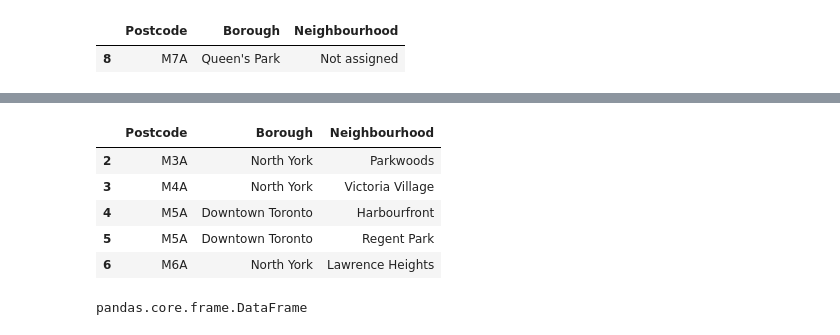
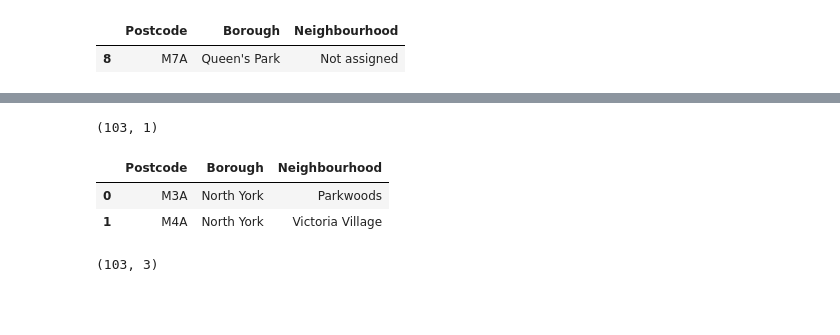
Before and after one commit to Moenski/Coursera_Capstone, a Jupyter notebook: Neighborhoods-Toronto.ipynb, the cells around one changed output, grey strips where cells are left out. Drawn from its saved outputs; the diff is of its cells as text; code cells hidden in the pictures; blank space fills up the shorter version.

```diff
--- a/Neighborhoods-Toronto.ipynb
+++ b/Neighborhoods-Toronto.ipynb
@@ -49,3 +71,3 @@ df.loc[df['Neighbourhood'] == 'Not assigned', 'Neighbourhood'] = "Queen's Park"
 # %%
 # groupby postocde and borough and join the neighbourhoods
-df.groupby(['Postcode','Borough'], sort = False).agg(lambda x : ','.join(x))
+df = df.groupby(['Postcode','Borough'], sort = False).agg(lambda x : ','.join(x))
@@ -71,9 +74,12 @@ df.groupby(['Postcode','Borough'], sort = False).agg(lambda x : ','.join(x))
+# %%
+df.shape
+# %% [output]
+(103, 1)
+# %%
+df = df.reset_index()
 # %%
-df.head()
+df.head(2)
 # %% [output]
 |  | Postcode | Borough | Neighbourhood |
-| 2 | M3A | North York | Parkwoods |
-| 3 | M4A | North York | Victoria Village |
-| 4 | M5A | Downtown Toronto | Harbourfront |
-| 5 | M5A | Downtown Toronto | Regent Park |
-| 6 | M6A | North York | Lawrence Heights |
+| 0 | M3A | North York | Parkwoods |
+| 1 | M4A | North York | Victoria Village |
@@ -82,6 +86,6 @@ neighborhoods = df
-# %%
-type(neighborhoods)
-# %% [output]
-pandas.core.frame.DataFrame
+# %%
+df.shape
+# %% [output]
+(103, 3)
 # %%
 df.rename(columns={'Postcode': 'PostalCode'}, inplace=True)
```
Also changed, not shown: parts of 45 cells of this notebook.
